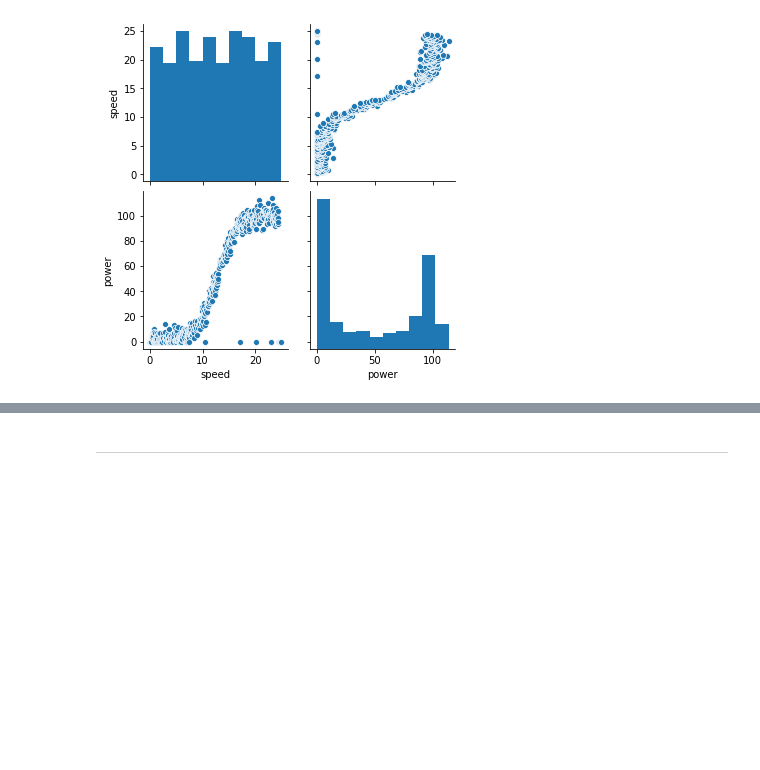
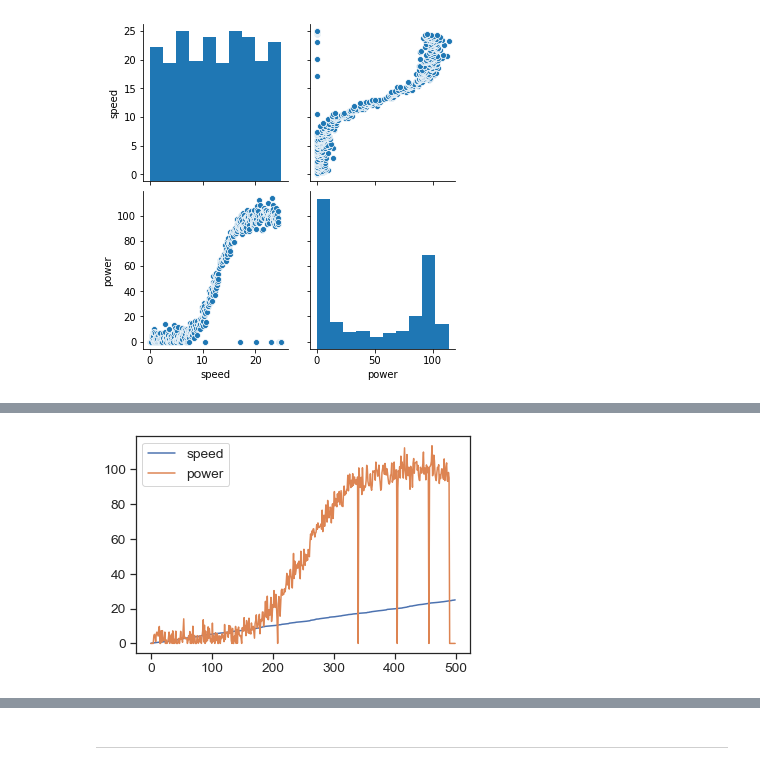
Before and after one commit to Fiona-600/Data-Analytics-2020-Project, a Jupyter notebook: Fundamentals Project 2020.ipynb, the cells around one changed output, grey strips where cells are left out. Cells and saved outputs as stored; diff of their text form; code cells hidden in the pictures; blank space fills up the shorter version.

```diff
--- a/Fundamentals Project 2020.ipynb
+++ b/Fundamentals Project 2020.ipynb
@@ -92 +138,6 @@ sns.pairplot (df);
+# %%
+df.plot(y = ["speed", "power"])
+plt.show()
+# %% [output]
+[figure, added]
 # %%
```
Also changed, not shown: parts of 23 cells of this notebook.
